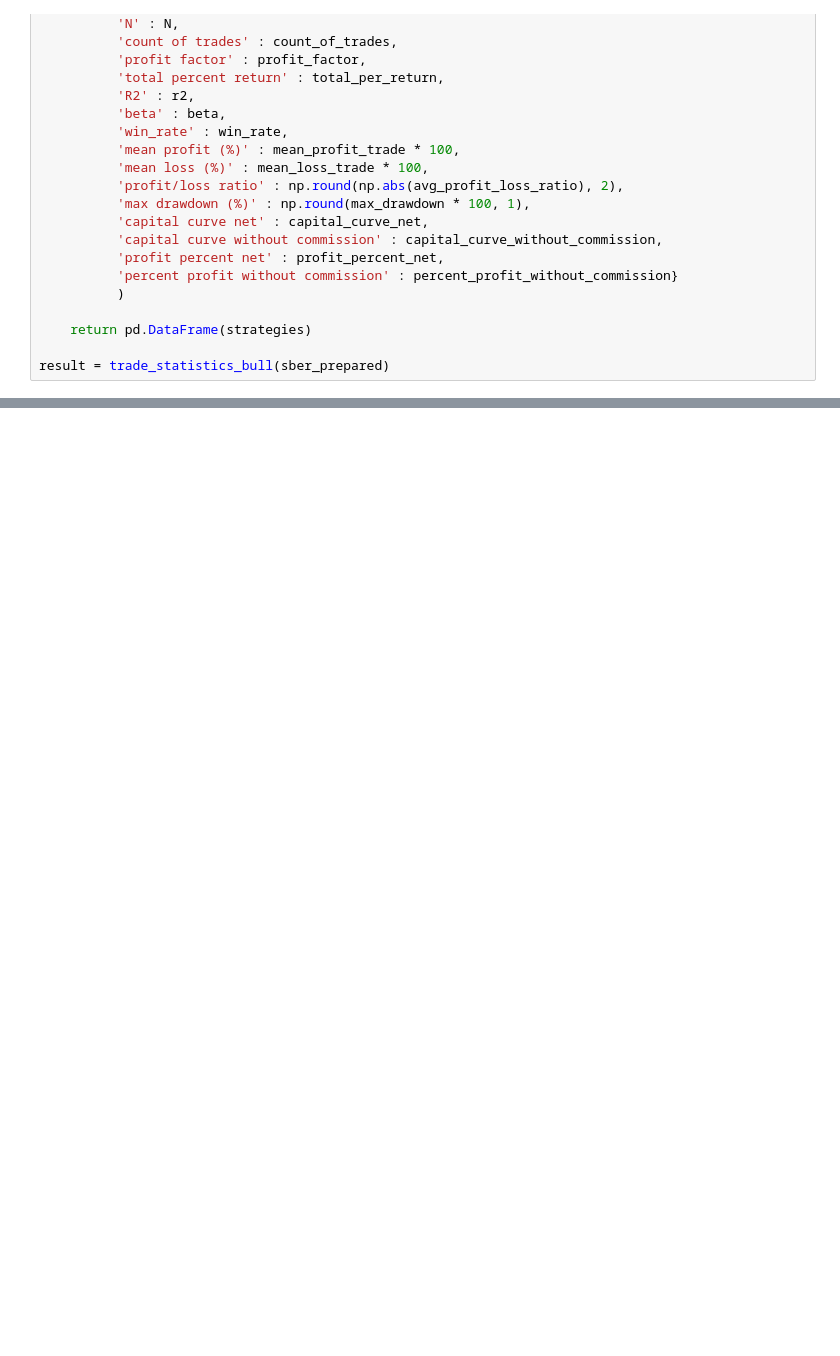
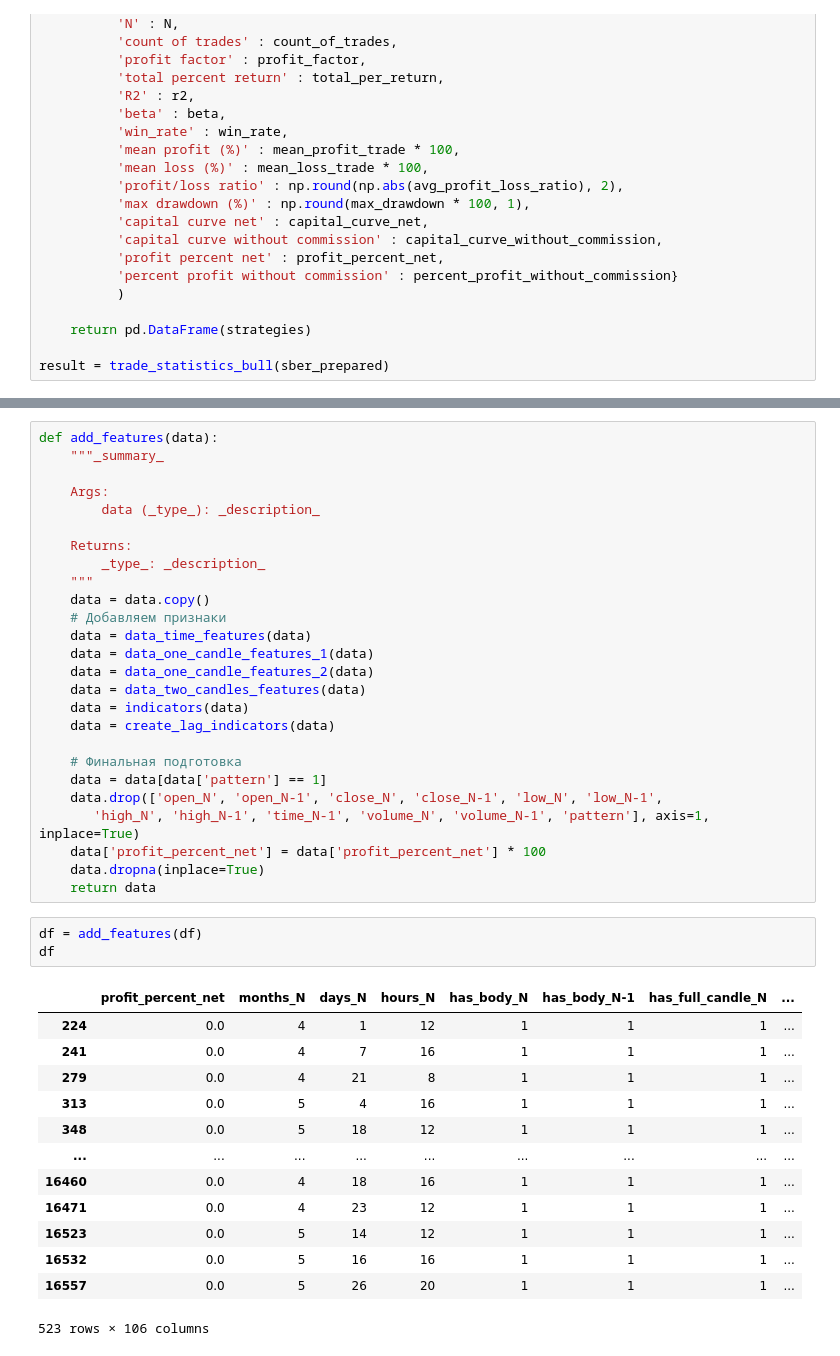
Before and after one commit to AlexKosuhin/AlgoTrading, a Jupyter notebook: Проект/Паттерн Бычье Поглощение.ipynb, the cells around one changed output, grey strips where cells are left out. Drawn from its saved outputs; the diff is of its cells as text; blank space fills up the shorter version.

```diff
--- a/Проект/Паттерн Бычье Поглощение.ipynb
+++ b/Проект/Паттерн Бычье Поглощение.ipynb
@@ -904,0 +1474,43 @@ result_statistics = deep_statistics(res, 0)
+# %%
+def add_features(data):
+    """_summary_
+
+    Args:
+        data (_type_): _description_
+
+    Returns:
+        _type_: _description_
+    """
+    data = data.copy()
+    # Добавляем признаки
+    data = data_time_features(data)
+    data = data_one_candle_features_1(data)
+    data = data_one_candle_features_2(data)
+    data = data_two_candles_features(data)
+    data = indicators(data)
+    data = create_lag_indicators(data)
+
+    # Финальная подготовка
+    data = data[data['pattern'] == 1]
+    data.drop(['open_N', 'open_N-1', 'close_N', 'close_N-1', 'low_N', 'low_N-1',
+       'high_N', 'high_N-1', 'time_N-1', 'volume_N', 'volume_N-1', 'pattern'], axis=1, inplace=True)
+    data['profit_percent_net'] = data['profit_percent_net'] * 100
+    data.dropna(inplace=True)
+    return data
+# %%
+df = add_features(df)
+df
+# %% [output]
+|  | profit_percent_net | months_N | days_N | hours_N | has_body_N | has_body_N-1 | has_full_candle_N | ... |
+| 224 | 0.0 | 4 | 1 | 12 | 1 | 1 | 1 | ... |
+| 241 | 0.0 | 4 | 7 | 16 | 1 | 1 | 1 | ... |
+| 279 | 0.0 | 4 | 21 | 8 | 1 | 1 | 1 | ... |
+| 313 | 0.0 | 5 | 4 | 16 | 1 | 1 | 1 | ... |
+| 348 | 0.0 | 5 | 18 | 12 | 1 | 1 | 1 | ... |
+| ... | ... | ... | ... | ... | ... | ... | ... | ... |
+| 16460 | 0.0 | 4 | 18 | 16 | 1 | 1 | 1 | ... |
+| 16471 | 0.0 | 4 | 23 | 12 | 1 | 1 | 1 | ... |
+| 16523 | 0.0 | 5 | 14 | 12 | 1 | 1 | 1 | ... |
+| 16532 | 0.0 | 5 | 16 | 16 | 1 | 1 | 1 | ... |
+| 16557 | 0.0 | 5 | 26 | 20 | 1 | 1 | 1 | ... |
+523 rows × 106 columns
```
Also changed, not shown: parts of 43 cells of this notebook, 2 other files.
